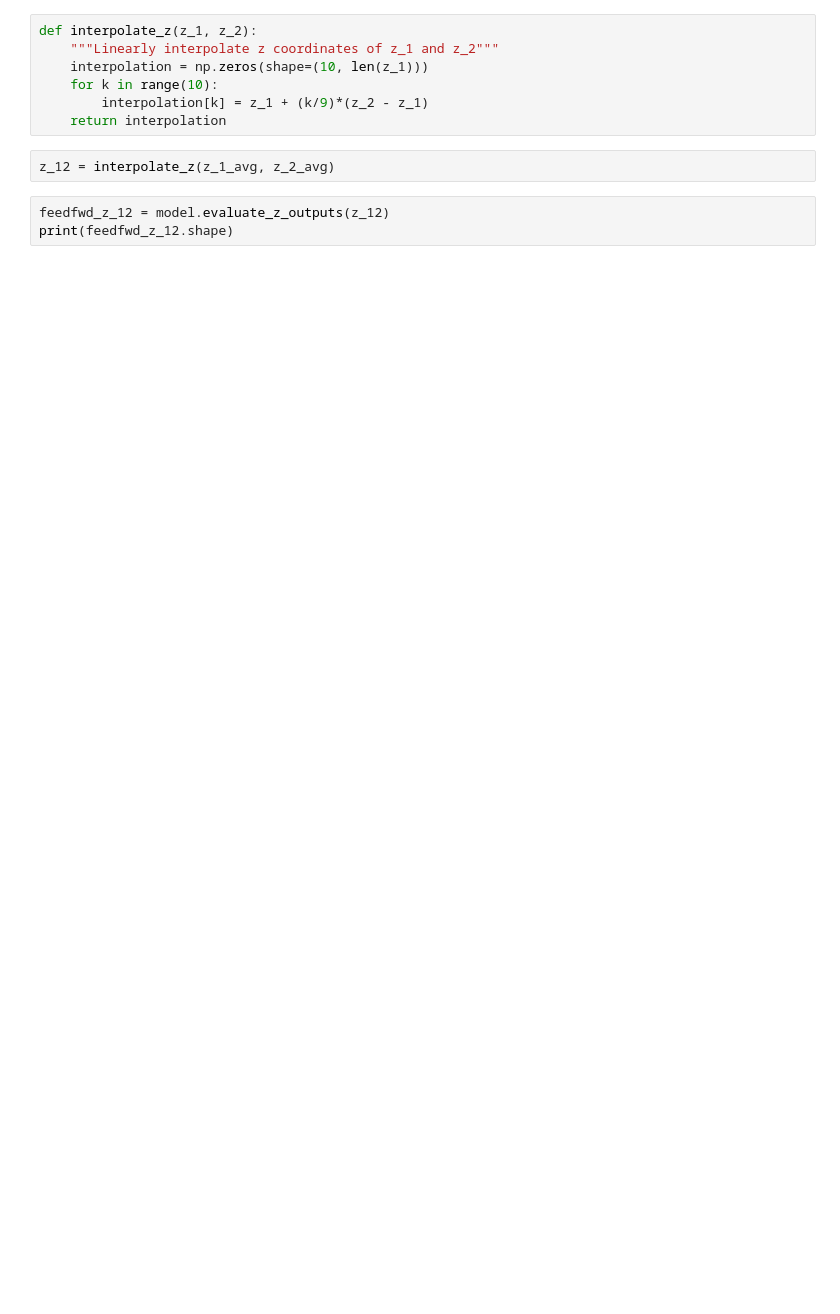
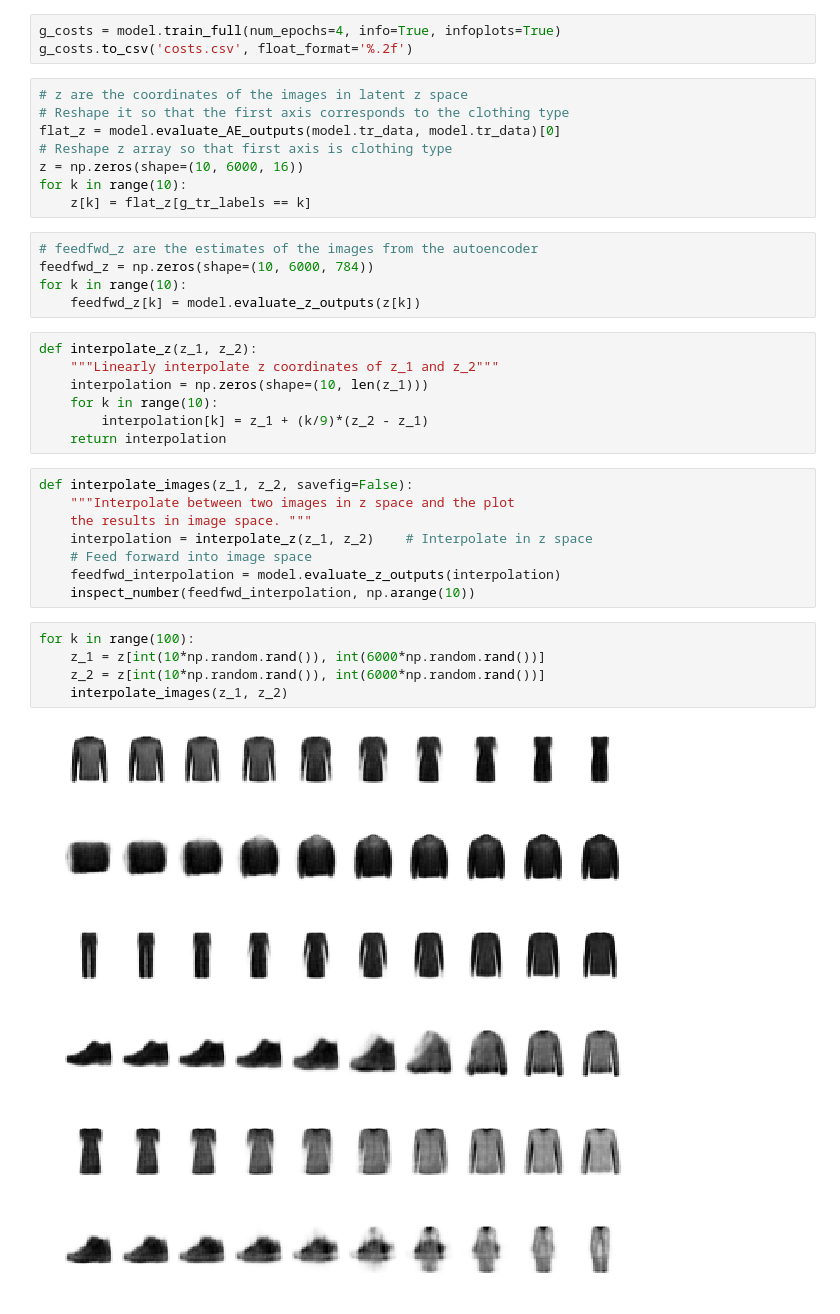
Before and after one commit to ahilbers/deeplearning, a Jupyter notebook: assignments/week_6/work_ass6.ipynb, the cells around one changed output. Drawn from its saved outputs; the diff is of its cells as text; blank space fills up the shorter version.

Commit message:
Finish variational autoencoder

```diff
--- a/assignments/week_6/work_ass6.ipynb
+++ b/assignments/week_6/work_ass6.ipynb
@@ -280,3 +278,19 @@ print(z_2_avg.shape)
+# %%
+g_costs = model.train_full(num_epochs=4, info=True, infoplots=True)
+g_costs.to_csv('costs.csv', float_format='%.2f')
+# %%
+# z are the coordinates of the images in latent z space
+# Reshape it so that the first axis corresponds to the clothing type
+flat_z = model.evaluate_AE_outputs(model.tr_data, model.tr_data)[0]
+# Reshape z array so that first axis is clothing type
+z = np.zeros(shape=(10, 6000, 16))
+for k in range(10):
+    z[k] = flat_z[g_tr_labels == k]
+# %%
+# feedfwd_z are the estimates of the images from the autoencoder
+feedfwd_z = np.zeros(shape=(10, 6000, 784))
+for k in range(10):
+    feedfwd_z[k] = model.evaluate_z_outputs(z[k])
 # %%
 def interpolate_z(z_1, z_2):
     """Linearly interpolate z coordinates of z_1 and z_2"""
@@ -284,8 +298,23 @@ def interpolate_z(z_1, z_2):
     for k in range(10):
         interpolation[k] = z_1 + (k/9)*(z_2 - z_1)
     return interpolation
-# %%
-z_12 = interpolate_z(z_1_avg, z_2_avg)
-# %%
-feedfwd_z_12 = model.evaluate_z_outputs(z_12)
-print(feedfwd_z_12.shape)
+# %%
+def interpolate_images(z_1, z_2, savefig=False):
+    """Interpolate between two images in z space and the plot
+    the results in image space. """
+    interpolation = interpolate_z(z_1, z_2)    # Interpolate in z space
+    # Feed forward into image space
+    feedfwd_interpolation = model.evaluate_z_outputs(interpolation)
+    inspect_number(feedfwd_interpolation, np.arange(10))
+# %%
+for k in range(100):
+    z_1 = z[int(10*np.random.rand()), int(6000*np.random.rand())]
+    z_2 = z[int(10*np.random.rand()), int(6000*np.random.rand())]
+    interpolate_images(z_1, z_2)
+# %% [output]
+[figure, added]
+[figure, added]
+[figure, added]
+[figure, added]
+[figure, added]
+[figure, added]
```
Also changed, not shown: parts of 21 cells of this notebook, 3 other files.
